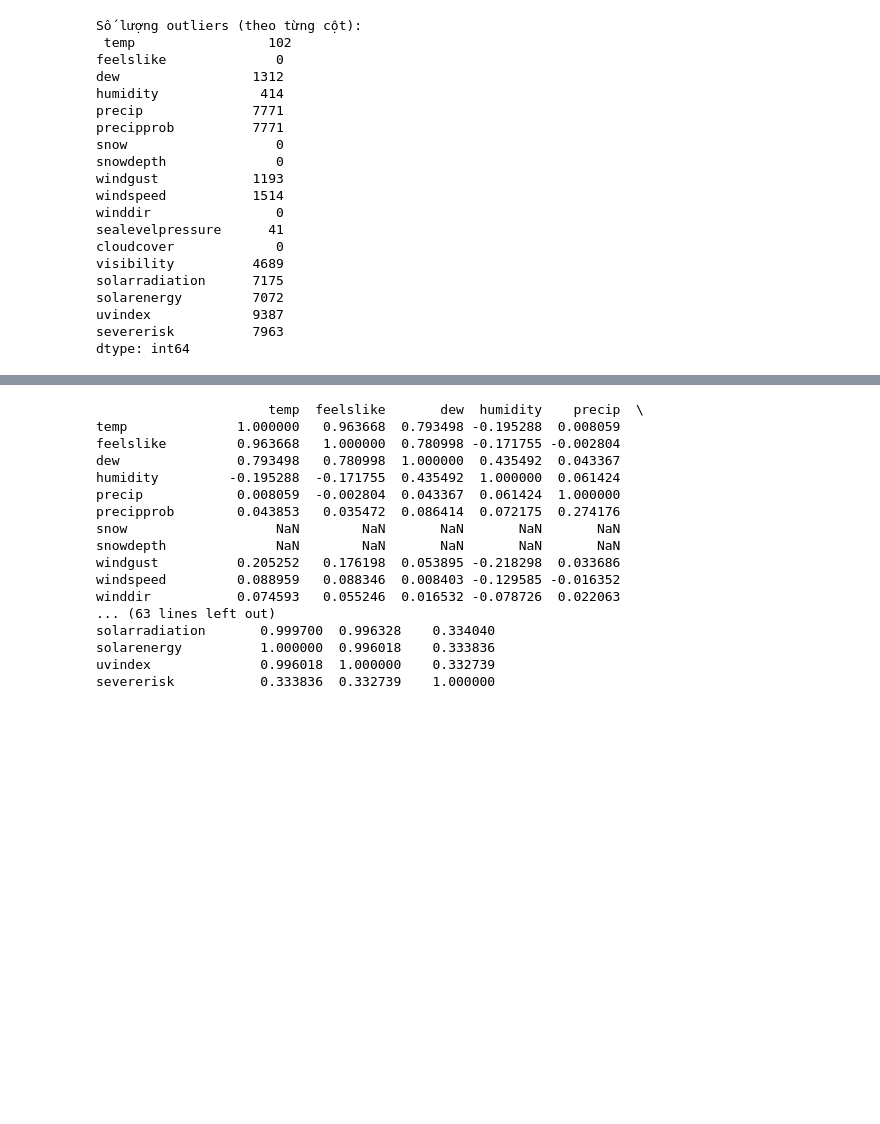
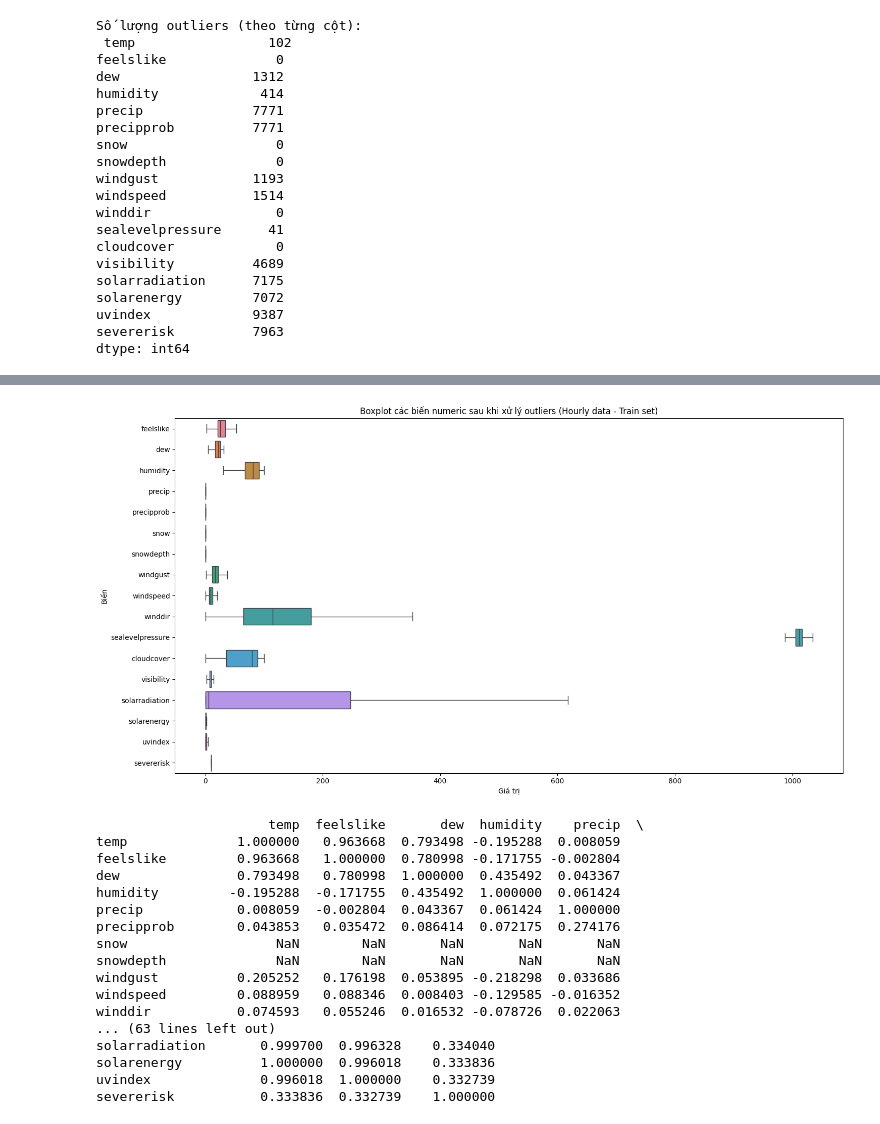
Before and after one commit to tungvoi38/Machine_Learning_Group_3, a Jupyter notebook: temperature_prediction_Hanoi/notebooks/02-data_processing.ipynb, the cells around one changed output, grey strips where cells are left out. Drawn from its saved outputs; the diff is of its cells as text; code cells hidden in the pictures; blank space fills up the shorter version.

Commit message:
update train-test

```diff
--- a/temperature_prediction_Hanoi/notebooks/02-data_processing.ipynb
+++ b/temperature_prediction_Hanoi/notebooks/02-data_processing.ipynb
@@ -187,4 +336,24 @@ uvindex             9387
 severerisk          7963
 dtype: int64
 # %%
-# Xử lý outliers  cho từng tập
+# Xử lý outliers cho từng tập
+# Hàm capping theo IQR
+def cap_outliers_iqr(df):
+    df_capped = df.copy()
+    numeric_cols = df_capped.select_dtypes(include=[np.number]).columns
+
+    for col in numeric_cols:
+        Q1 = df_capped[col].quantile(0.25)
+        Q3 = df_capped[col].quantile(0.75)
+        IQR = Q3 - Q1
+        lower = Q1 - 1.5 * IQR
+        upper = Q3 + 1.5 * IQR
+        df_capped[col] = np.where(df_capped[col] < lower, lower,
+                                  np.where(df_capped[col] > upper, upper, df_capped[col]))
+    return df_capped
+
+# Áp dụng cho từng tập hourly
+X_train_h_capped = cap_outliers_iqr(X_train_h)
+X_test_h_capped = cap_outliers_iqr(X_test_h)
+
+print(f"Train shape: {X_train_h_capped.shape}, Test shape: {X_test_h_capped.shape}")
@@ -191,3 +413,17 @@ dtype: int64
+# %%
+# Chọn toàn bộ cột numeric
+numeric_cols = X_train_h_capped.select_dtypes(include=[np.number]).columns
+
+# Vẽ boxplot cho tất cả biến numeric (sau xử lý outliers)
+plt.figure(figsize=(15, 8))
+sns.boxplot(data=X_train_h_capped[numeric_cols], orient='h', showfliers=False)
+plt.title("Boxplot các biến numeric sau khi xử lý outliers (Hourly data - Train set)")
+plt.xlabel("Giá trị")
+plt.ylabel("Biến")
+plt.tight_layout()
+plt.show()
+# %% [output]
+[figure, added]
 # %%
 # Ma trận tương quan
 corr = df_hourly.corr(numeric_only=True)
```
Also changed, not shown: parts of 11 cells of this notebook.
